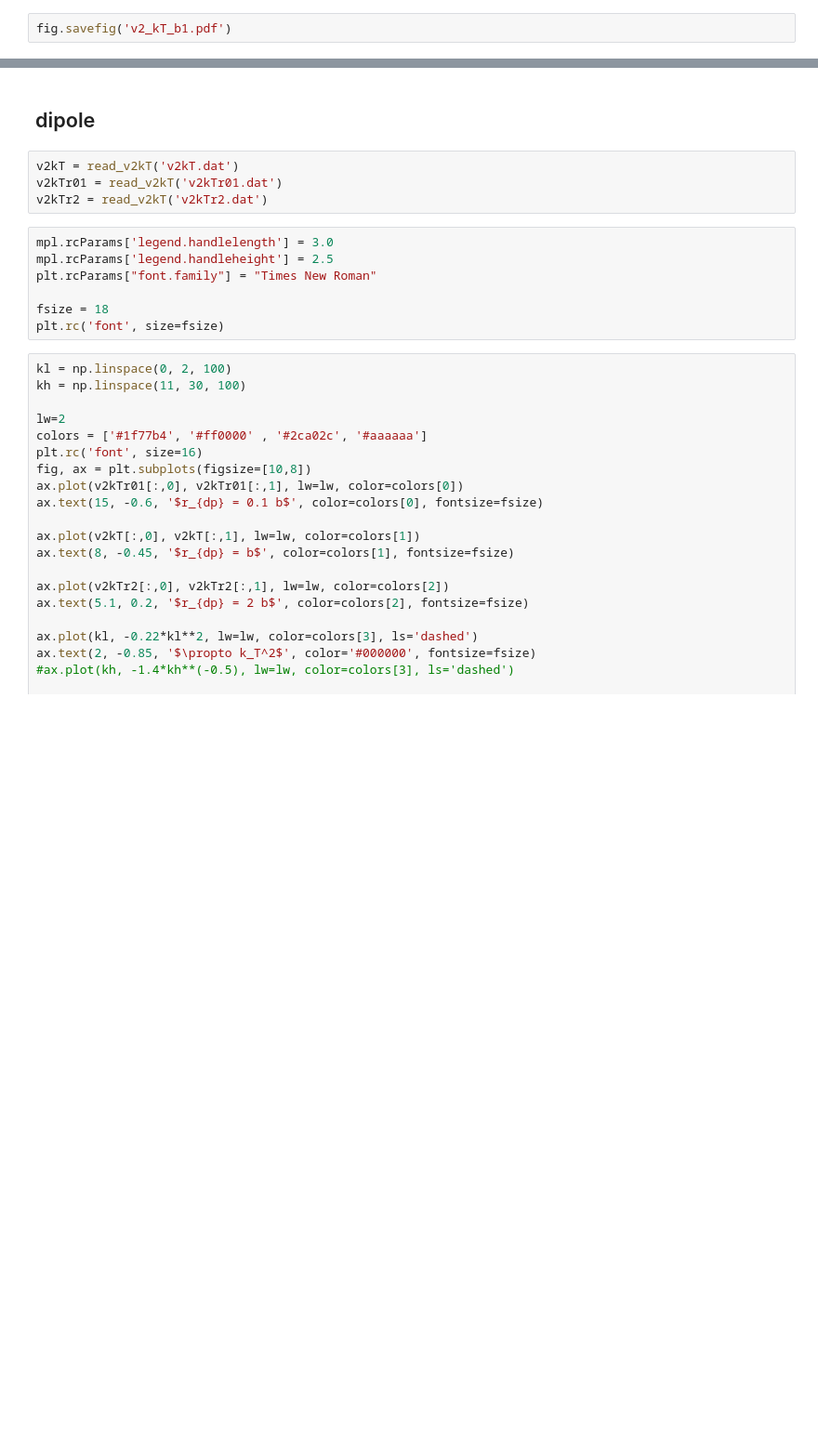
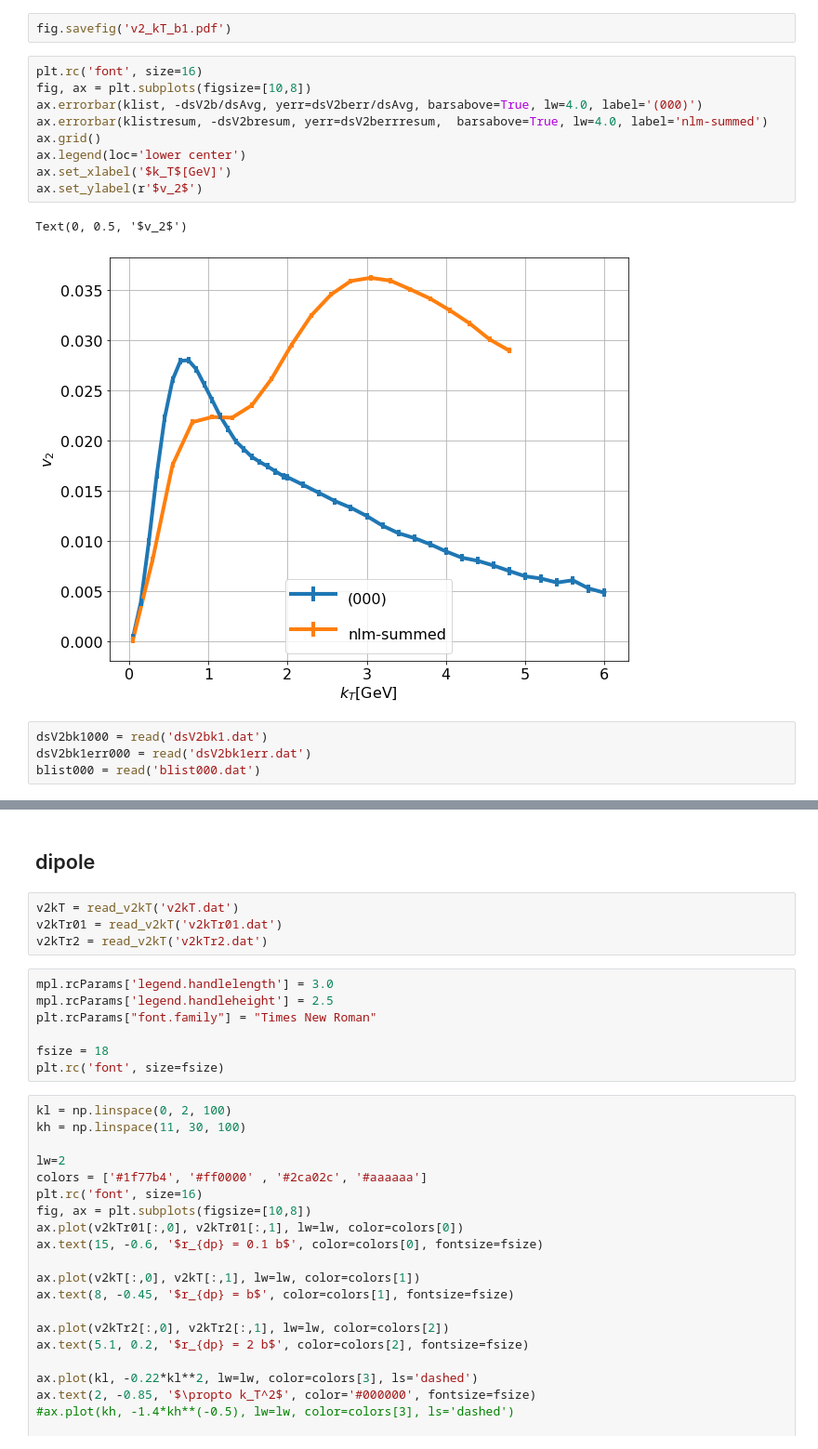
Before and after one commit to bin-wu-phys/ppv2, a Jupyter notebook: plot.ipynb, the cells around one changed output, grey strips where cells are left out. Shown at 93% size. Drawn from its saved outputs; the diff is of its cells as text; blank space fills up the shorter version.

```diff
--- a/plot.ipynb
+++ b/plot.ipynb
@@ -63,2 +77,18 @@ Text(0, 0.5, '$v_2$')
 # %%
 fig.savefig('v2_kT_b1.pdf')
+# %%
+plt.rc('font', size=16)
+fig, ax = plt.subplots(figsize=[10,8])
+ax.errorbar(klist, -dsV2b/dsAvg, yerr=dsV2berr/dsAvg, barsabove=True, lw=4.0, label='(000)')
+ax.errorbar(klistresum, -dsV2bresum, yerr=dsV2berrresum,  barsabove=True, lw=4.0, label='nlm-summed')
+ax.grid()
+ax.legend(loc='lower center')
+ax.set_xlabel('$k_T$[GeV]')
+ax.set_ylabel(r'$v_2$')
+# %% [output]
+Text(0, 0.5, '$v_2$')
+[figure, added]
+# %%
+dsV2bk1000 = read('dsV2bk1.dat')
+dsV2bk1err000 = read('dsV2bk1err.dat')
+blist000 = read('blist000.dat')
```
Also changed, not shown: parts of 5 cells of this notebook, 1 other file.
